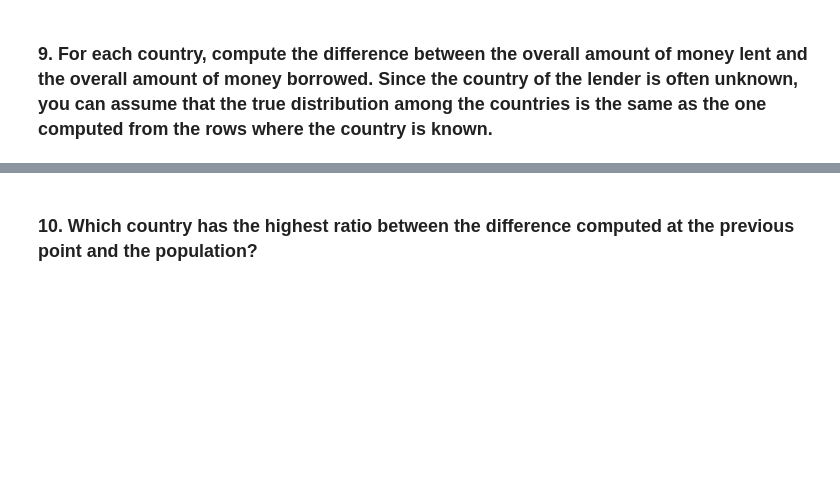
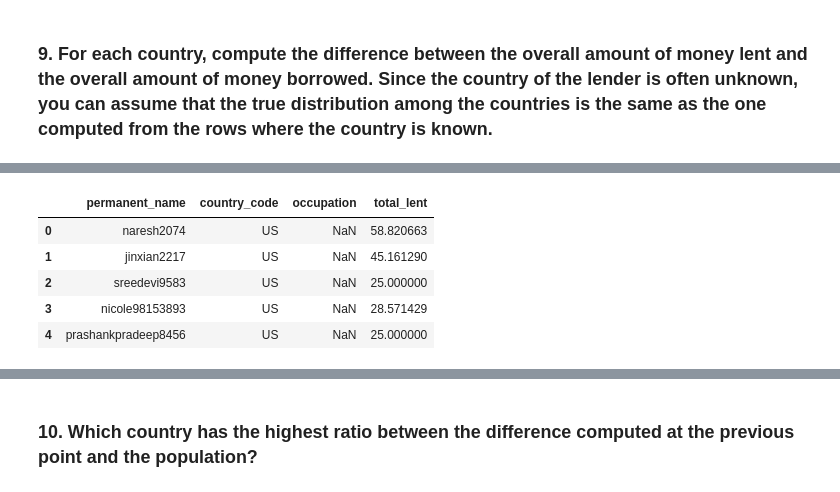
Before and after one commit to EmanueleArtioli/kiva-crowdfunding, a Jupyter notebook: kiva-notebook.ipynb, the cells around one changed output, grey strips where cells are left out. Cells and saved outputs as stored; diff of their text form; code cells hidden in the pictures; blank space fills up the shorter version.

```diff
--- a/kiva-notebook.ipynb
+++ b/kiva-notebook.ipynb
@@ -193,8 +192,8 @@ Name: funded_amount, Length: 1344, dtype: float64
 # %% [markdown]
 ### 8. For each lender, compute the overall amount of money lent. For each loan that has more than one lender, you must assume that all lenders contributed the same amount.
 # %%
-lenders = lenders.join(loans[['loan_id','loan_amount','num_lenders_total']].set_index('loan_id'), on='loan_id')
-lenders.head()
+ll = ll.join(loans[['loan_id','loan_amount','num_lenders_total']].set_index('loan_id'), on='loan_id')
+ll.head()
 # %% [output]
 |  | loan_id | lender | loan_amount | num_lenders_total |
 | 0 | 483693 | muc888 | 1225.0 | 44.0 |
@@ -231,0 +204,5 @@ Name: quota, Length: 1639026, dtype: float64
+# %%
+ll['quota'] = ll['loan_amount'] / ll['num_lenders_total']
+total_lent = pd.DataFrame(ll.groupby('lender', as_index=False)['quota'].sum()) #saved in a dataframe to be used in point 9
+total_lent.columns = ['permanent_name', 'total_lent']
+total_lent.head()
@@ -237,0 +228,6 @@ df3.head()
+# %%
+#big dataset: unused attributes not imported and data types declared in order to save space
+lenders = pd.read_csv('additional-kiva-snapshot/lenders.csv',
+                    usecols=['permanent_name', 'country_code', 'occupation'],
+                    dtype={'country_code': 'category', 'occupation': 'category'})
+lenders.head()
@@ -310,0 +285,10 @@ df9END.head()
+# %%
+lenders = lenders.merge(total_lent, on='permanent_name')
+lenders.head()
+# %% [output]
+|  | permanent_name | country_code | occupation | total_lent |
+| 0 | naresh2074 | US | NaN | 58.820663 |
+| 1 | jinxian2217 | US | NaN | 45.161290 |
+| 2 | sreedevi9583 | US | NaN | 25.000000 |
+| 3 | nicole98153893 | US | NaN | 28.571429 |
+| 4 | prashankpradeep8456 | US | NaN | 25.000000 |
```
Also changed, not shown: parts of 83 cells of this notebook.
